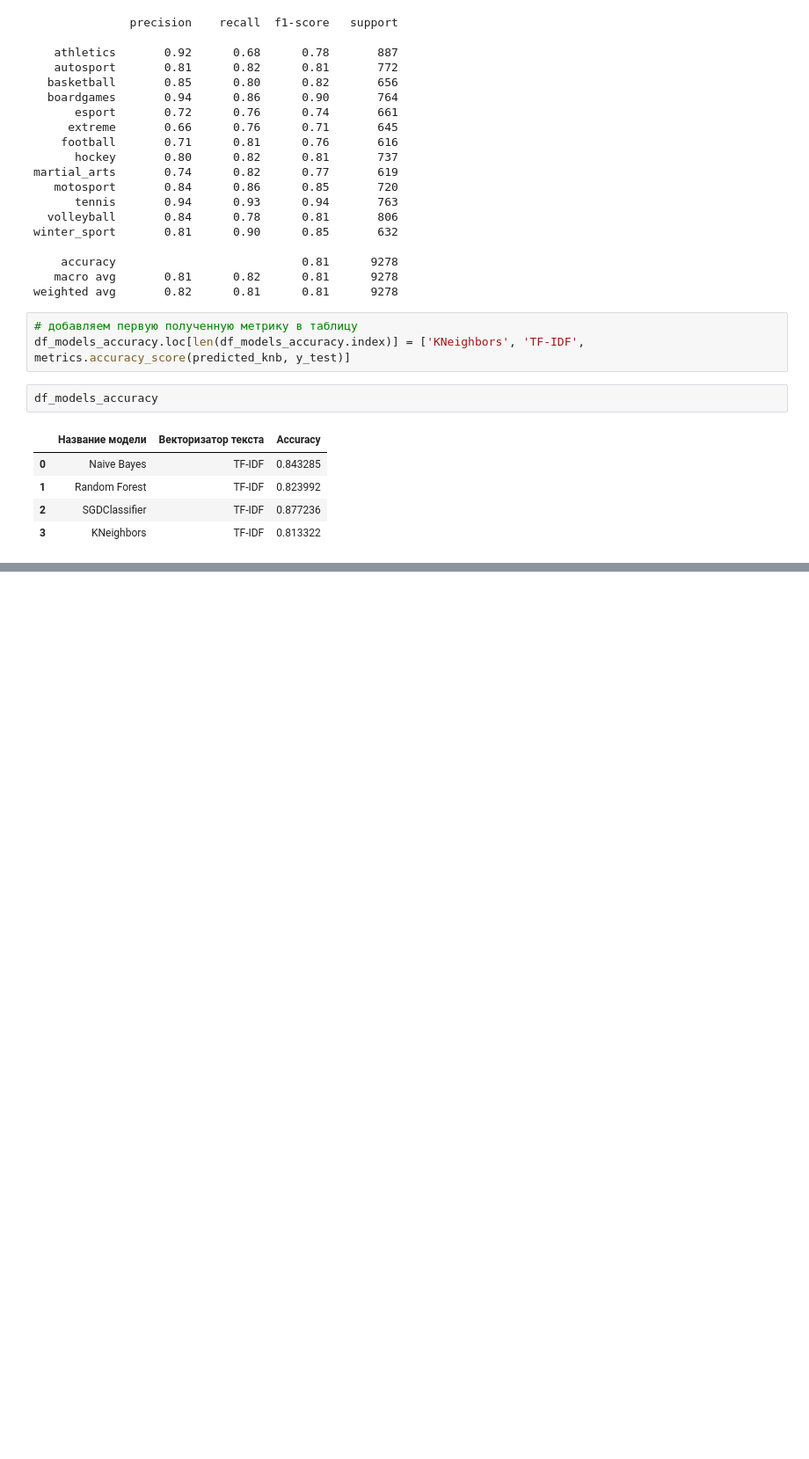
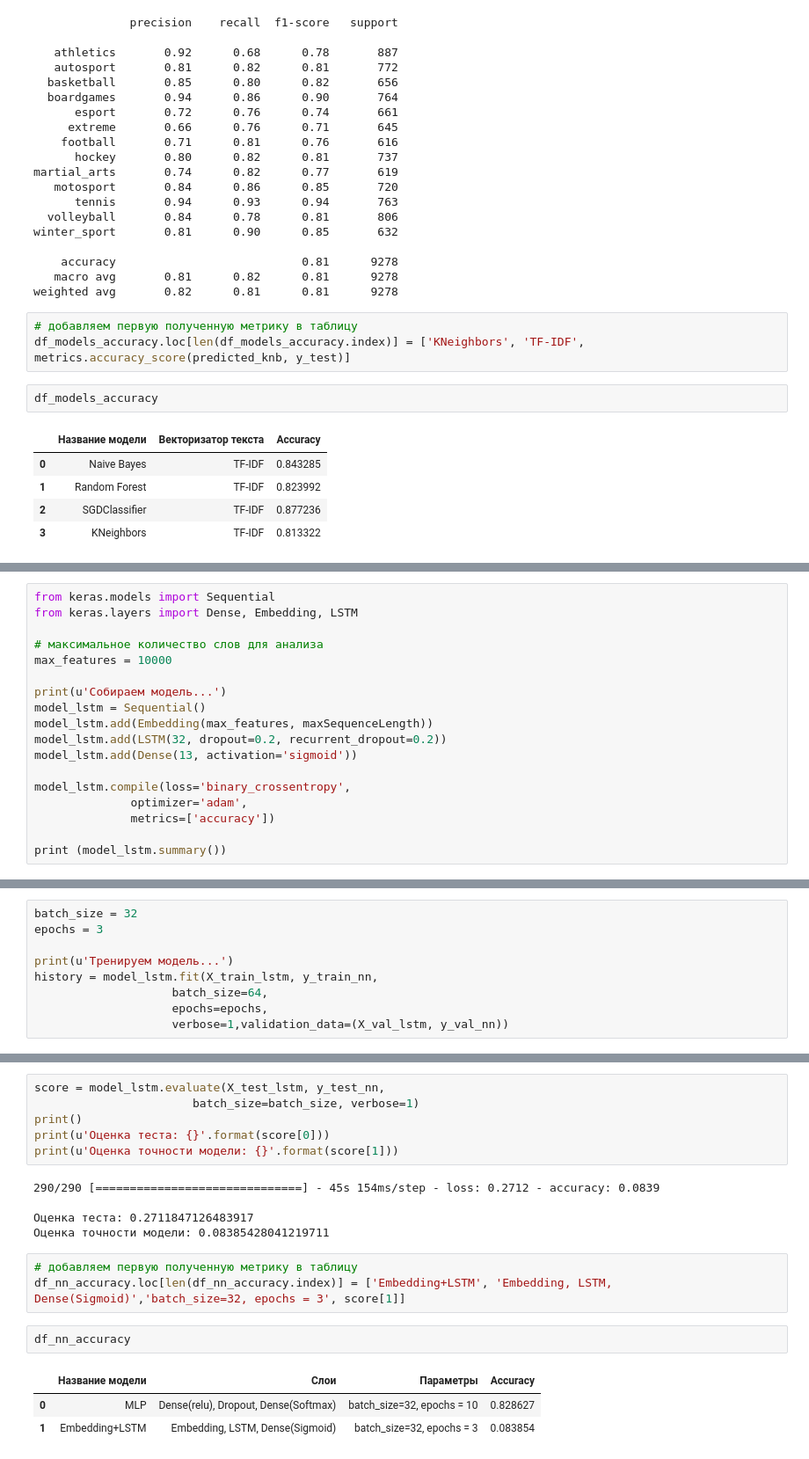
Before and after one commit to Komaso85/vk_sport, a Jupyter notebook: vk_sport.ipynb, the cells around one changed output, grey strips where cells are left out. Shown at 88% size. Saved outputs shown, nothing was run; the diff lists cells and outputs as text; blank space fills up the shorter version.

```diff
--- a/vk_sport.ipynb
+++ b/vk_sport.ipynb
@@ -965,0 +829,18 @@ print(u'Оценка точности модели: {}'.format(score[1]))
+# %%
+from keras.models import Sequential
+from keras.layers import Dense, Embedding, LSTM
+
+# максимальное количество слов для анализа
+max_features = 10000
+
+print(u'Собираем модель...')
+model_lstm = Sequential()
+model_lstm.add(Embedding(max_features, maxSequenceLength))
+model_lstm.add(LSTM(32, dropout=0.2, recurrent_dropout=0.2))
+model_lstm.add(Dense(13, activation='sigmoid'))
+
+model_lstm.compile(loss='binary_crossentropy',
+              optimizer='adam',
+              metrics=['accuracy'])
+
+print (model_lstm.summary())
@@ -965,0 +865,9 @@ print(u'Оценка точности модели: {}'.format(score[1]))
+# %%
+batch_size = 32
+epochs = 3
+
+print(u'Тренируем модель...')
+history = model_lstm.fit(X_train_lstm, y_train_nn,
+                    batch_size=64,
+                    epochs=epochs,
+                    verbose=1,validation_data=(X_val_lstm, y_val_nn))
@@ -965,0 +882,20 @@ print(u'Оценка точности модели: {}'.format(score[1]))
+# %%
+score = model_lstm.evaluate(X_test_lstm, y_test_nn,
+                       batch_size=batch_size, verbose=1)
+print()
+print(u'Оценка теста: {}'.format(score[0]))
+print(u'Оценка точности модели: {}'.format(score[1]))
+# %% [output]
+290/290 [==============================] - 45s 154ms/step - loss: 0.2712 - accuracy: 0.0839
+
+Оценка теста: 0.2711847126483917
+Оценка точности модели: 0.08385428041219711
+# %%
+# добавляем первую полученную метрику в таблицу
+df_nn_accuracy.loc[len(df_nn_accuracy.index)] = ['Embedding+LSTM', 'Embedding, LSTM, Dense(Sigmoid)','batch_size=32, epochs = 3', score[1]]
+# %%
+df_nn_accuracy
+# %% [output]
+|  | Название модели | Слои | Параметры | Accuracy |
+| 0 | MLP | Dense(relu), Dropout, Dense(Softmax) | batch_size=32, epochs = 10 | 0.828627 |
+| 1 | Embedding+LSTM | Embedding, LSTM, Dense(Sigmoid) | batch_size=32, epochs = 3 | 0.083854 |
```
Also changed, not shown: parts of 88 cells of this notebook.
